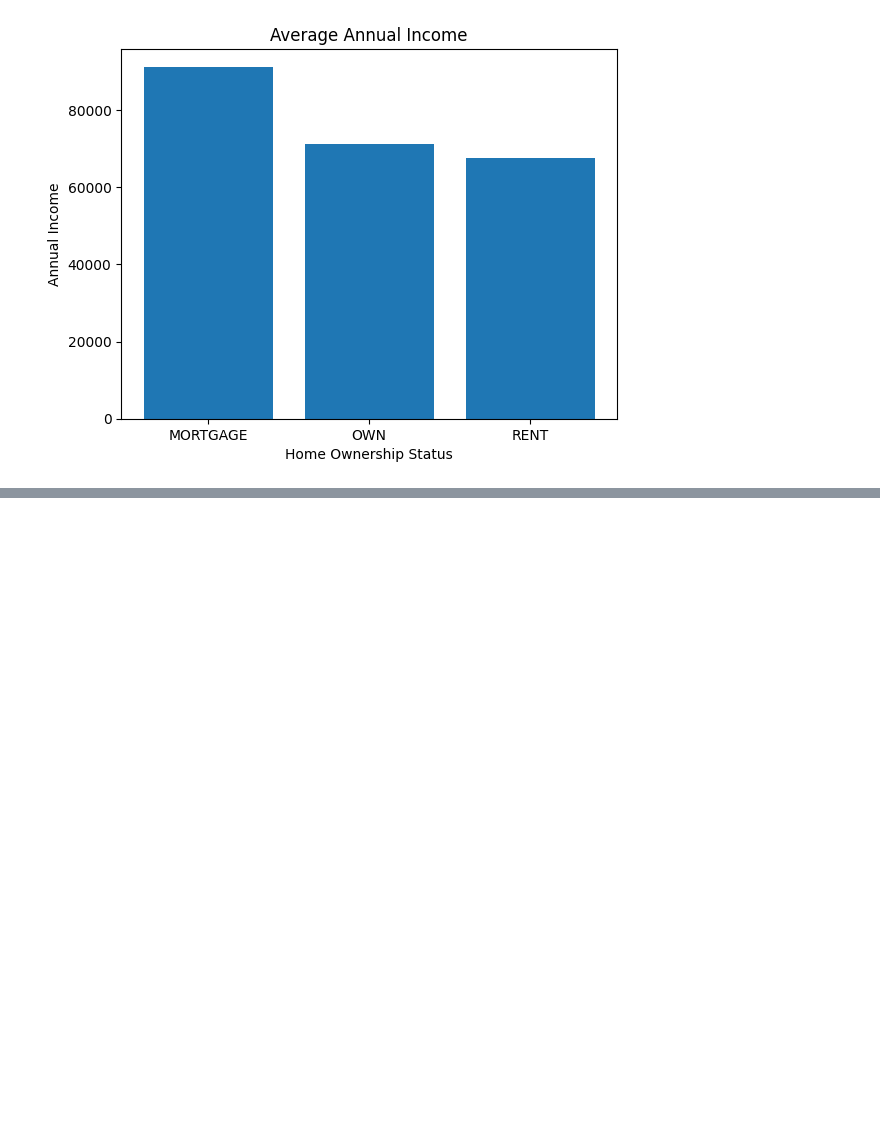
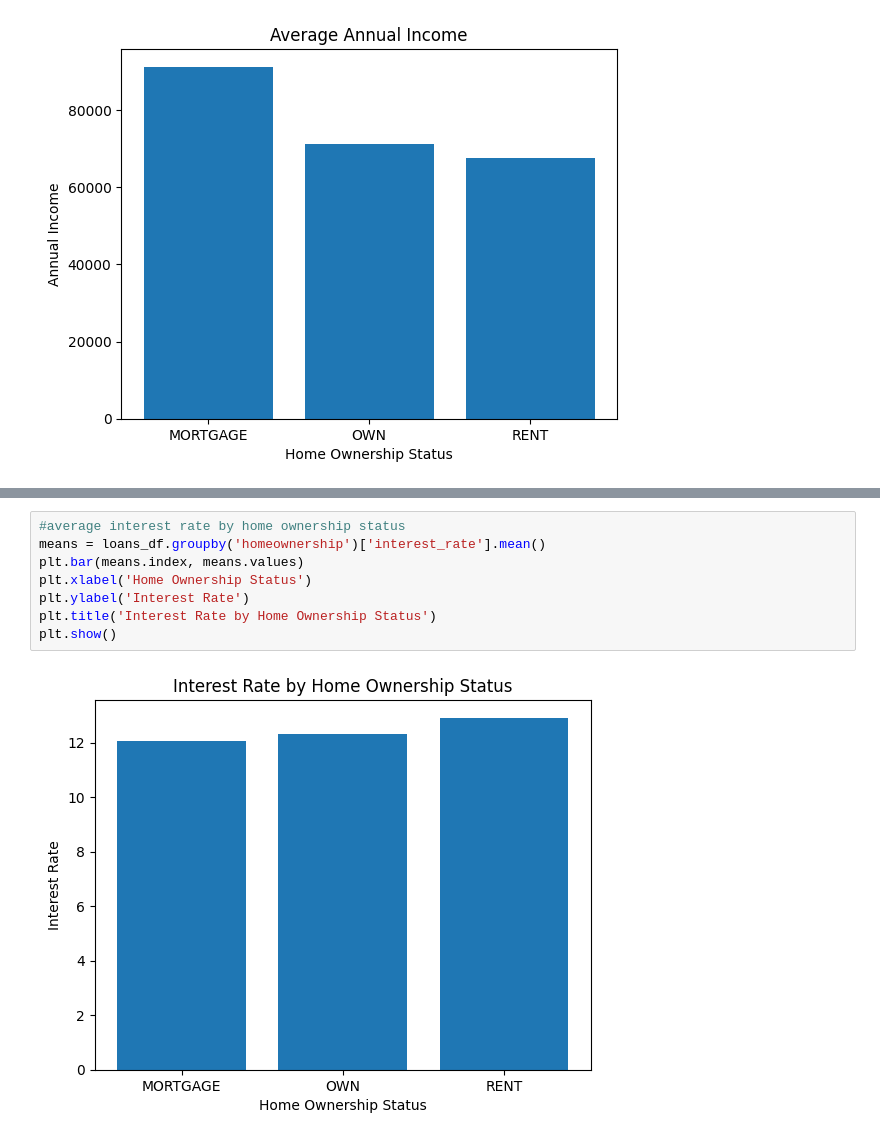
Before and after one commit to oliviaguo1234/lendingclub_loans, a Jupyter notebook: OliviaGuo_loans.ipynb, the cells around one changed output, grey strips where cells are left out. Drawn from its saved outputs; the diff is of its cells as text; blank space fills up the shorter version.

```diff
--- a/OliviaGuo_loans.ipynb
+++ b/OliviaGuo_loans.ipynb
@@ -264,0 +298,10 @@ plt.show()
+# %%
+#average interest rate by home ownership status
+means = loans_df.groupby('homeownership')['interest_rate'].mean()
+plt.bar(means.index, means.values)
+plt.xlabel('Home Ownership Status')
+plt.ylabel('Interest Rate')
+plt.title('Interest Rate by Home Ownership Status')
+plt.show()
+# %% [output]
+[figure, added]
```
Also changed, not shown: parts of 4 cells of this notebook.
